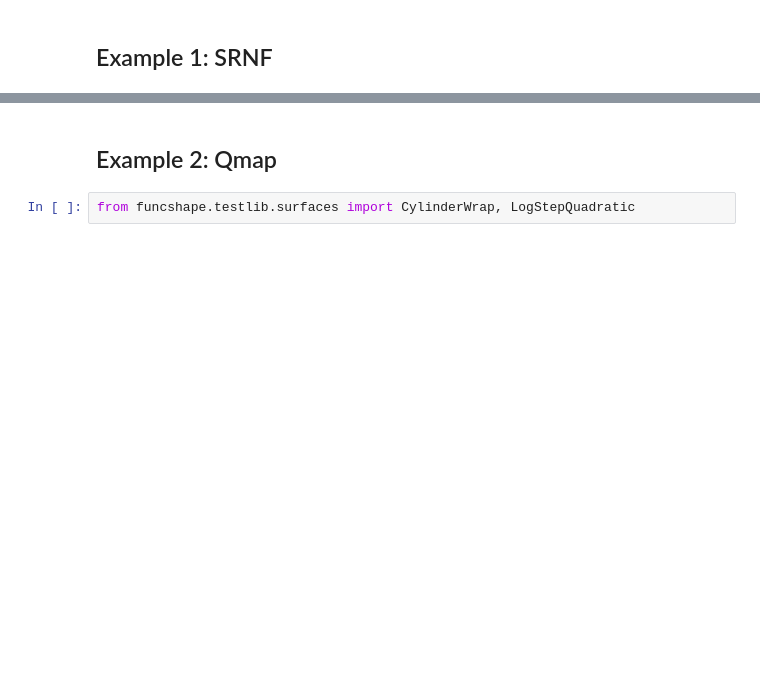
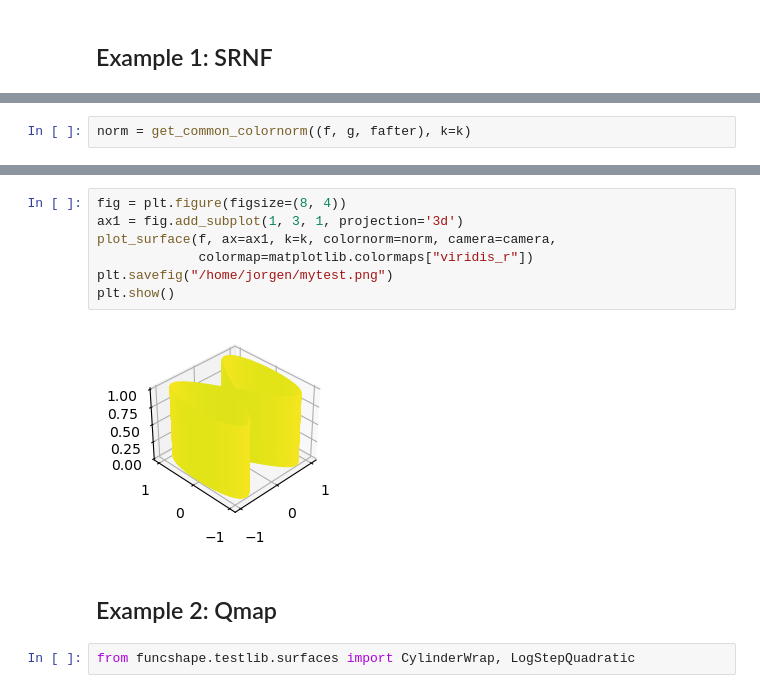
Before and after one commit to jorgenriseth/funcshape, a Jupyter notebook: notebooks/surfaces-reparametrization.ipynb, the cells around one changed output, grey strips where cells are left out. Saved outputs shown, nothing was run; the diff lists cells and outputs as text; blank space fills up the shorter version.

```diff
--- a/notebooks/surfaces-reparametrization.ipynb
+++ b/notebooks/surfaces-reparametrization.ipynb
@@ -128,0 +134,2 @@ Finished training in 4.35377s
+# %%
+norm = get_common_colornorm((f, g, fafter), k=k)
@@ -129,3 +146,12 @@ Finished training in 4.35377s
+# %%
+fig = plt.figure(figsize=(8, 4))
+ax1 = fig.add_subplot(1, 3, 1, projection='3d')
+plot_surface(f, ax=ax1, k=k, colornorm=norm, camera=camera,
+             colormap=matplotlib.colormaps["viridis_r"])
+plt.savefig("/home/jorgen/mytest.png")
+plt.show()
+# %% [output]
+[figure, added]
 # %% [markdown]
 ## Example 2: Qmap
 # %%
```
Also changed, not shown: parts of 7 cells of this notebook, 1 other file.
